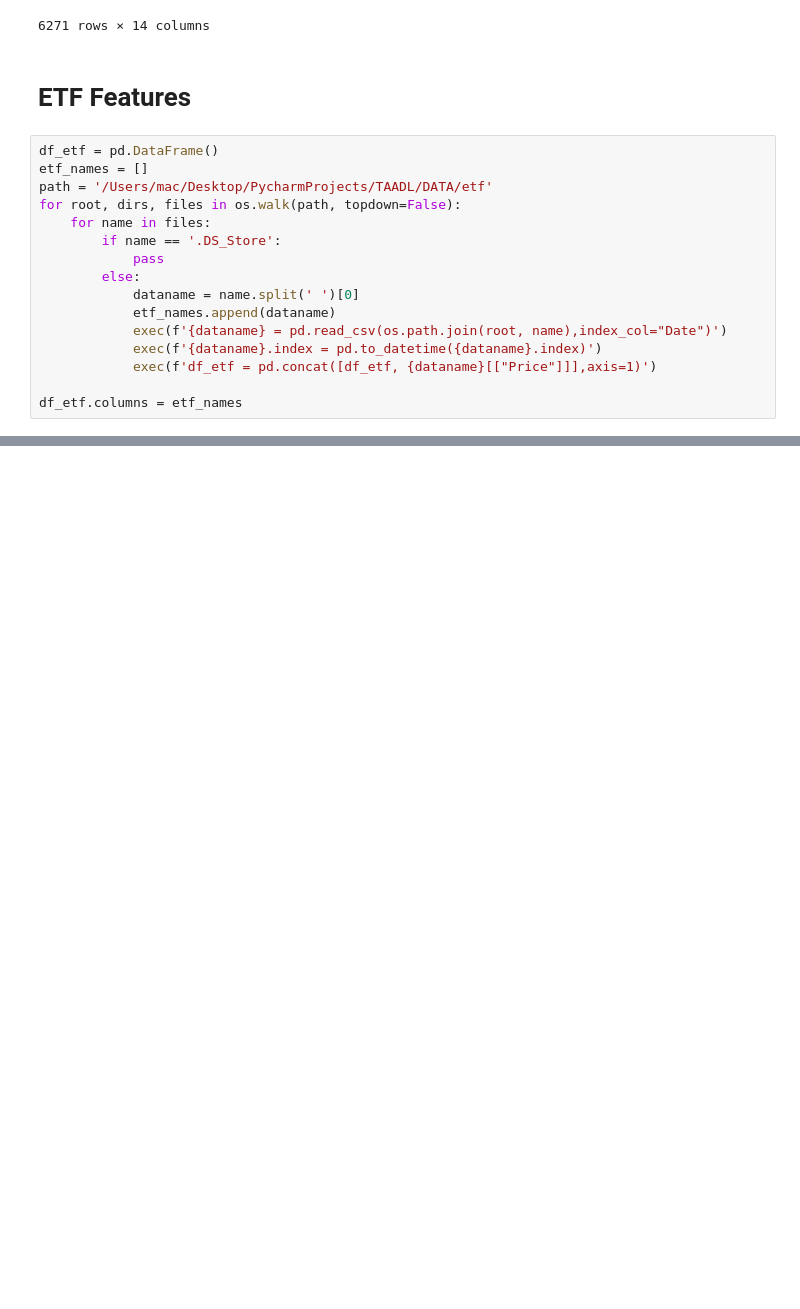
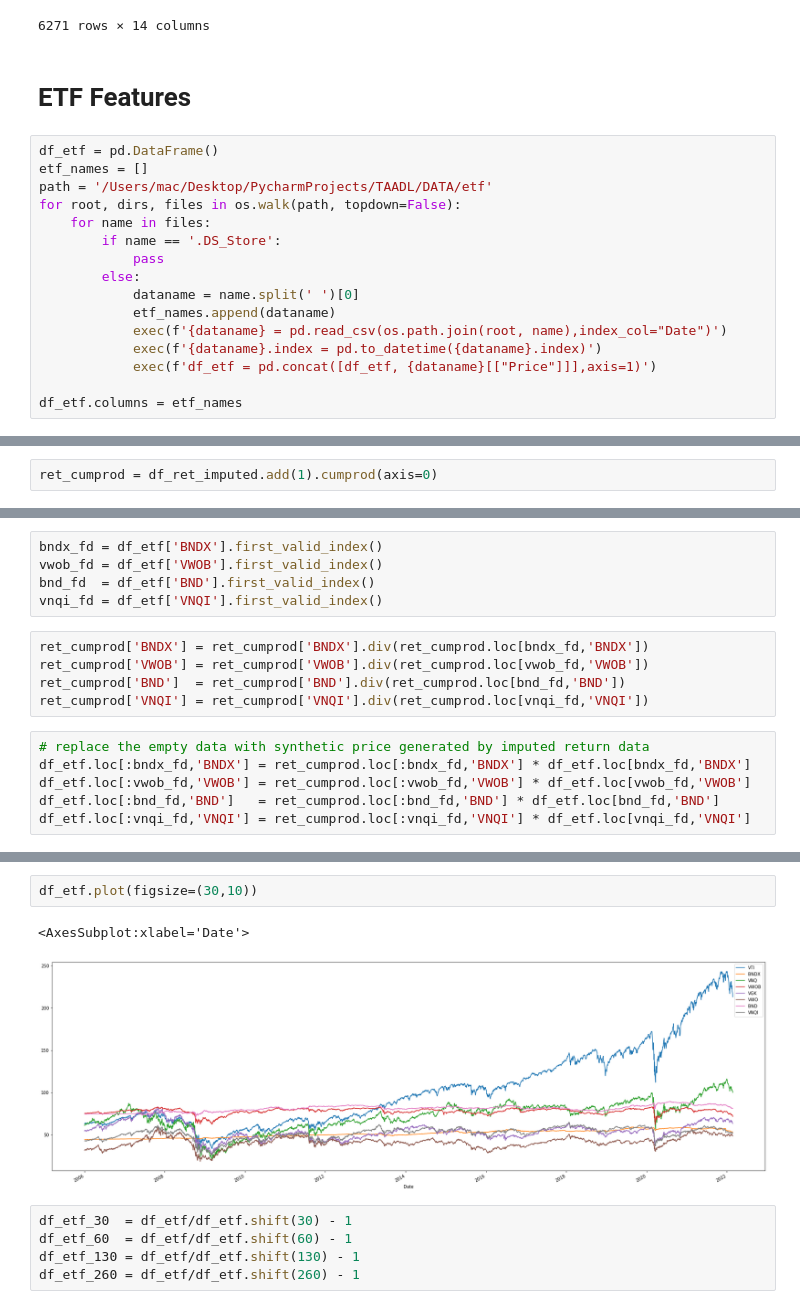
Before and after one commit to kibeomkim14/DL_Enhanced_RiskParity, a Jupyter notebook: DATA/data_processing.ipynb, the cells around one changed output, grey strips where cells are left out. Cells and saved outputs as stored; diff of their text form; blank space fills up the shorter version.

Commit message:
data preprocessing complete.

```diff
--- a/DATA/data_processing.ipynb
+++ b/DATA/data_processing.ipynb
@@ -80,0 +119,2 @@ df_etf.columns = etf_names
+# %%
+ret_cumprod = df_ret_imputed.add(1).cumprod(axis=0)
@@ -80,0 +138,16 @@ df_etf.columns = etf_names
+# %%
+bndx_fd = df_etf['BNDX'].first_valid_index()
+vwob_fd = df_etf['VWOB'].first_valid_index()
+bnd_fd  = df_etf['BND'].first_valid_index()
+vnqi_fd = df_etf['VNQI'].first_valid_index()
+# %%
+ret_cumprod['BNDX'] = ret_cumprod['BNDX'].div(ret_cumprod.loc[bndx_fd,'BNDX'])
+ret_cumprod['VWOB'] = ret_cumprod['VWOB'].div(ret_cumprod.loc[vwob_fd,'VWOB'])
+ret_cumprod['BND']  = ret_cumprod['BND'].div(ret_cumprod.loc[bnd_fd,'BND'])
+ret_cumprod['VNQI'] = ret_cumprod['VNQI'].div(ret_cumprod.loc[vnqi_fd,'VNQI'])
+# %%
+# replace the empty data with synthetic price generated by imputed return data
+df_etf.loc[:bndx_fd,'BNDX'] = ret_cumprod.loc[:bndx_fd,'BNDX'] * df_etf.loc[bndx_fd,'BNDX']
+df_etf.loc[:vwob_fd,'VWOB'] = ret_cumprod.loc[:vwob_fd,'VWOB'] * df_etf.loc[vwob_fd,'VWOB']
+df_etf.loc[:bnd_fd,'BND']   = ret_cumprod.loc[:bnd_fd,'BND'] * df_etf.loc[bnd_fd,'BND']
+df_etf.loc[:vnqi_fd,'VNQI'] = ret_cumprod.loc[:vnqi_fd,'VNQI'] * df_etf.loc[vnqi_fd,'VNQI']
@@ -80,0 +171,10 @@ df_etf.columns = etf_names
+# %%
+df_etf.plot(figsize=(30,10))
+# %% [output]
+<AxesSubplot:xlabel='Date'>
+[figure, added]
+# %%
+df_etf_30  = df_etf/df_etf.shift(30) - 1
+df_etf_60  = df_etf/df_etf.shift(60) - 1
+df_etf_130 = df_etf/df_etf.shift(130) - 1
+df_etf_260 = df_etf/df_etf.shift(260) - 1
```
Also changed, not shown: parts of 10 cells of this notebook, 6 other files.
